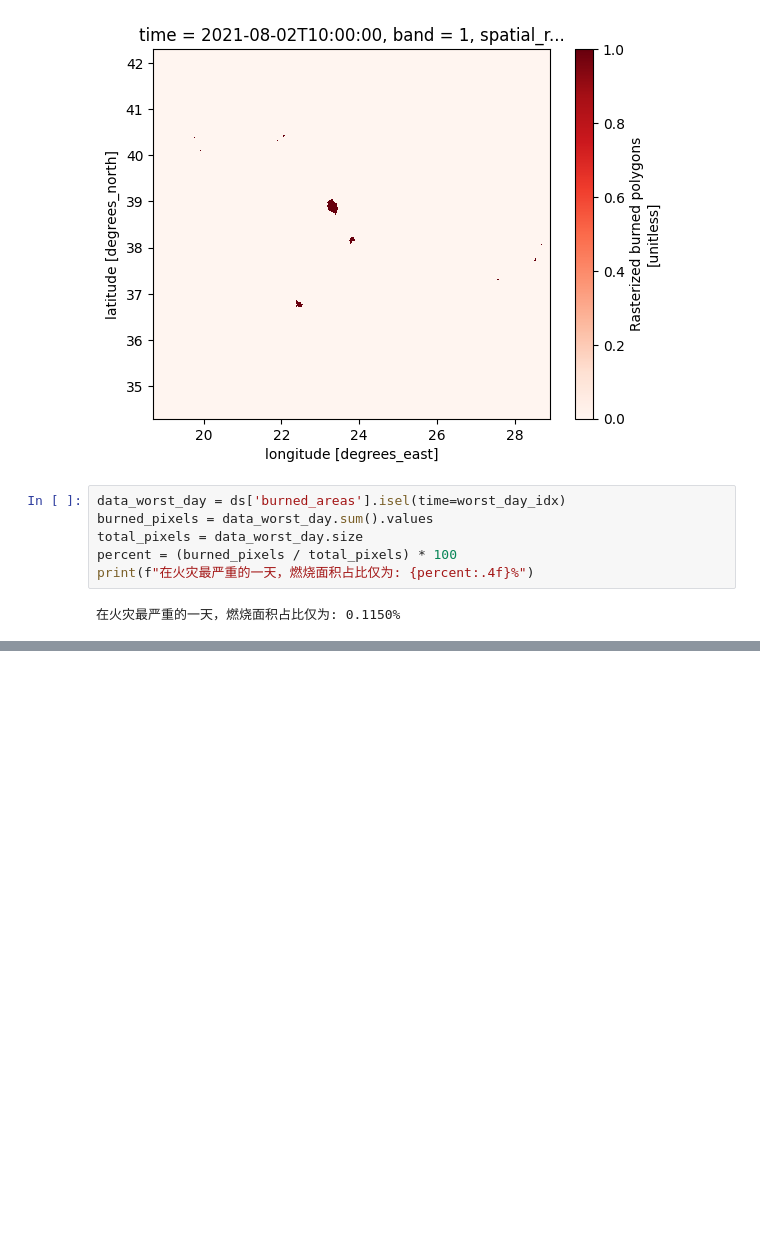
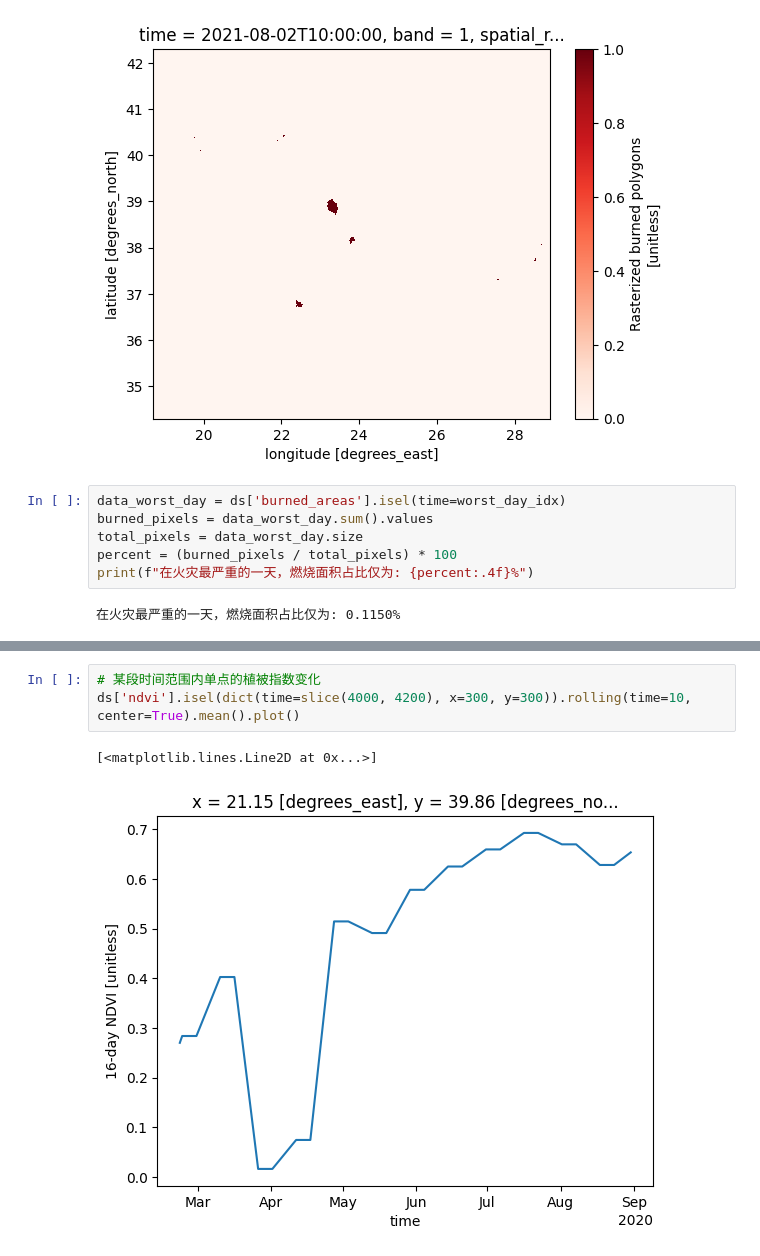
Before and after one commit to YuanpengGao/Graduation_Paper, a Jupyter notebook: dataset_preview.ipynb, the cells around one changed output, grey strips where cells are left out. Saved outputs shown, nothing was run; the diff lists cells and outputs as text; blank space fills up the shorter version.

```diff
--- a/dataset_preview.ipynb
+++ b/dataset_preview.ipynb
@@ -118,0 +145,6 @@ print(f"在火灾最严重的一天，燃烧面积占比仅为: {percent:.4f}%")
+# %%
+# 某段时间范围内单点的植被指数变化
+ds['ndvi'].isel(dict(time=slice(4000, 4200), x=300, y=300)).rolling(time=10, center=True).mean().plot()
+# %% [output]
+[<matplotlib.lines.Line2D at 0x...>]
+[figure, added]
```
Also changed, not shown: parts of 11 cells of this notebook, 2 other files.
